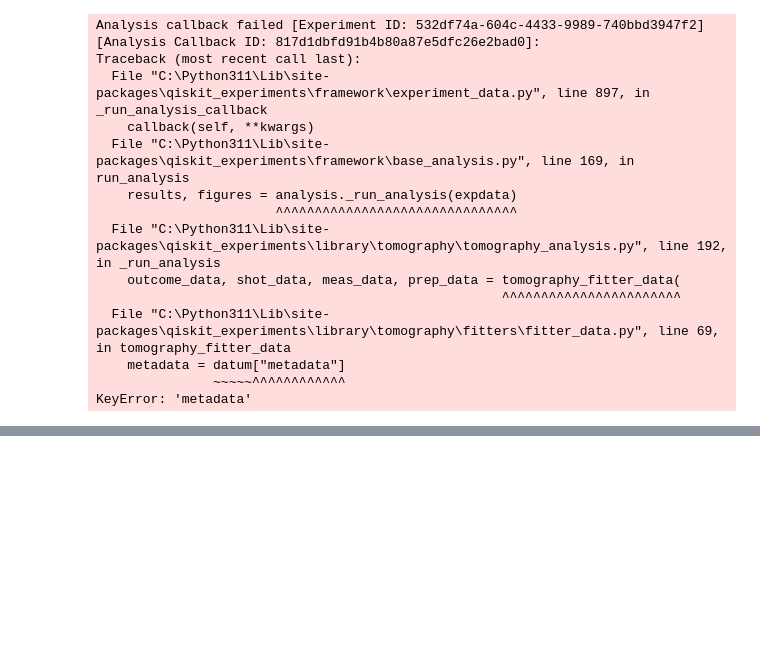
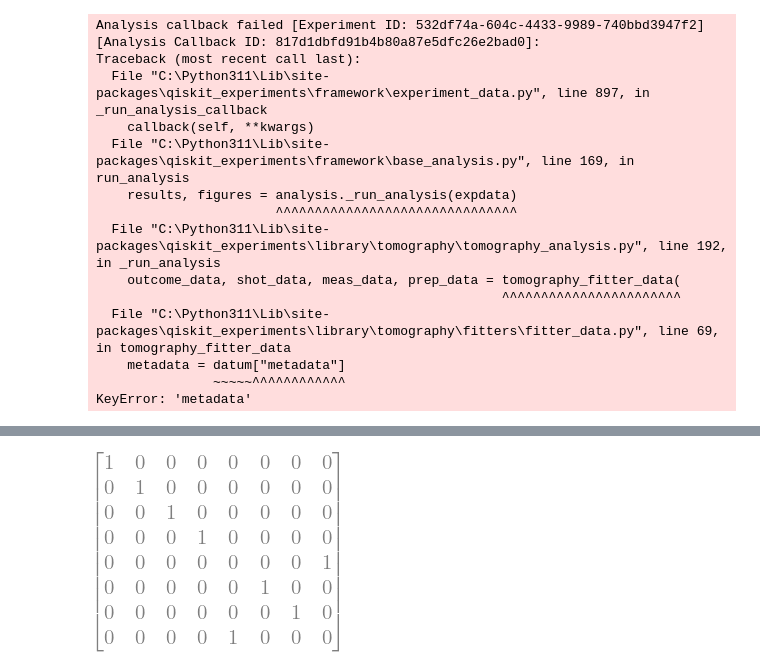
Before and after one commit to jonasmaziero/Projeto_CNPq_AWS_2023, a Jupyter notebook: teste2.ipynb, the cells around one changed output, grey strips where cells are left out. Cells and saved outputs as stored; diff of their text form; code cells hidden in the pictures; blank space fills up the shorter version.

```diff
--- a/teste2.ipynb
+++ b/teste2.ipynb
@@ -99,0 +119,6 @@ KeyError: 'metadata'
+# %%
+Perm = Matrix([[1,0,0,0,0,0,0,0],[0,1,0,0,0,0,0,0],[0,0,1,0,0,0,0,0],[0,0,0,1,0,0,0,0],
+               [0,0,0,0,0,0,0,1],[0,0,0,0,0,1,0,0],[0,0,0,0,0,0,1,0],[0,0,0,0,1,0,0,0]])
+Perm
+# %% [output]
+[figure, added]
```
Also changed, not shown: parts of 11 cells of this notebook.
